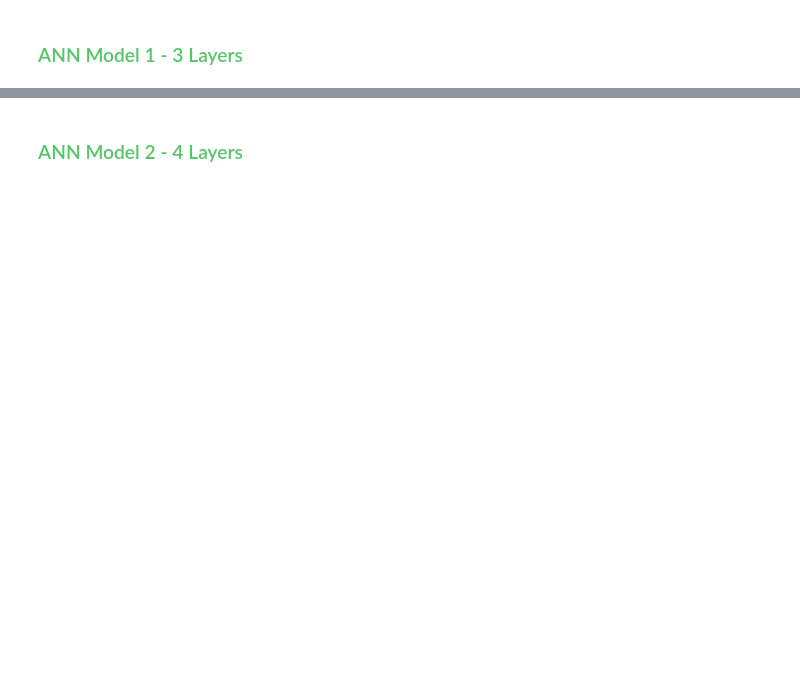
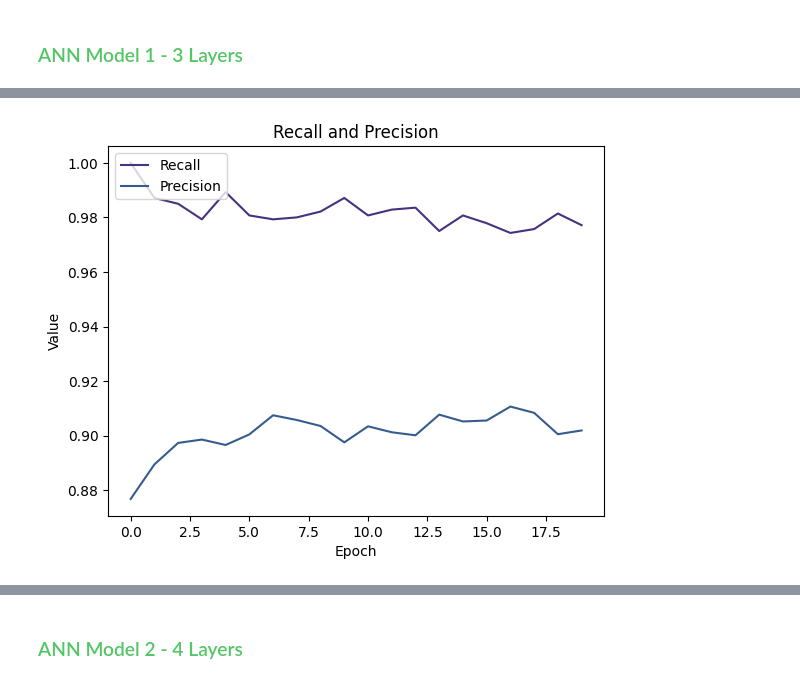
Before and after one commit to plwiscovitch/conversion_prediction, a Jupyter notebook: conversion_prediction.ipynb, the cells around one changed output, grey strips where cells are left out. Cells and saved outputs as stored; diff of their text form; code cells hidden in the pictures; blank space fills up the shorter version.

```diff
--- a/conversion_prediction.ipynb
+++ b/conversion_prediction.ipynb
@@ -2285,2 +2319,12 @@ plt.show()
+# %%
+plt.plot(history.history['val_recall'])
+plt.plot(history.history['val_precision'])
+plt.title('Recall and Precision')
+plt.ylabel('Value')
+plt.xlabel('Epoch')
+plt.legend(['Recall', 'Precision'], loc='upper left')
+plt.show()
+# %% [output]
+[figure, added]
 # %%
 # Predict probabilities and convert to binary predictions for train and test sets
```
Also changed, not shown: parts of 32 cells of this notebook, 2 other files.
